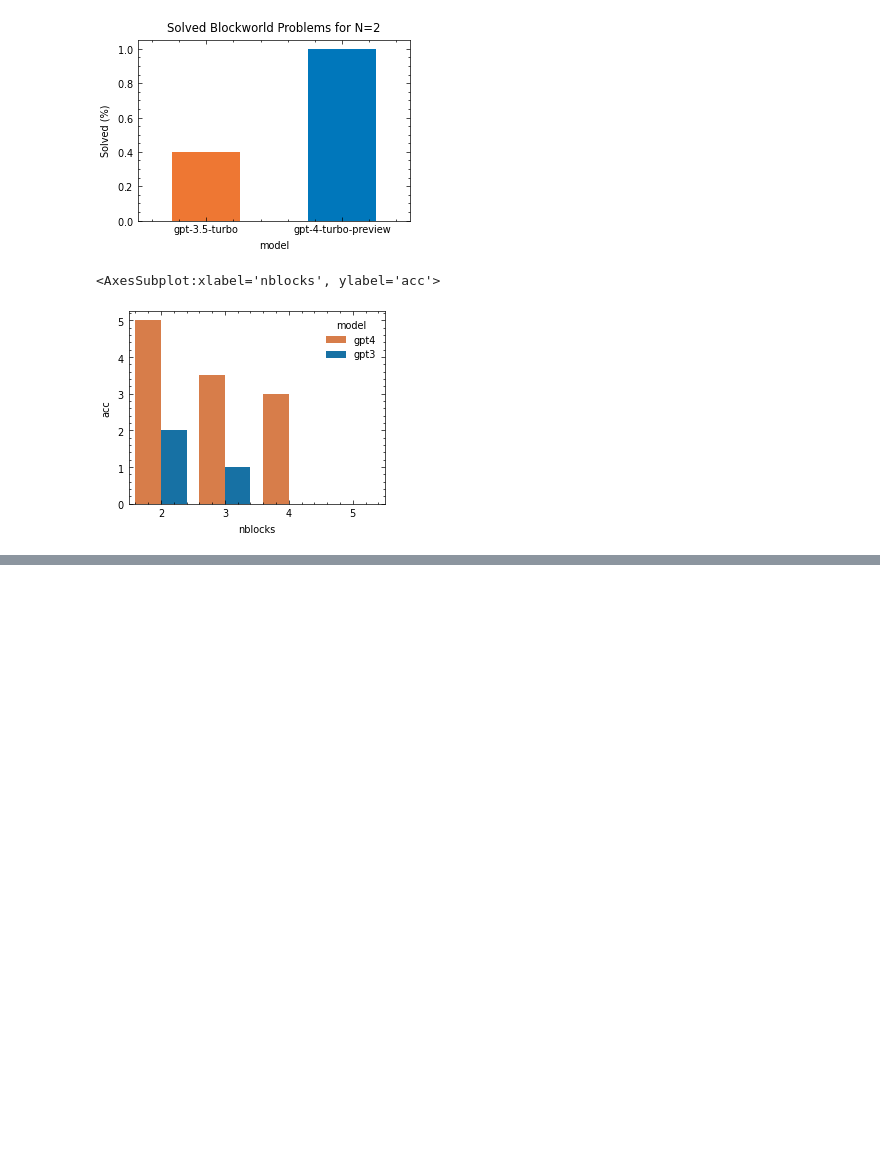
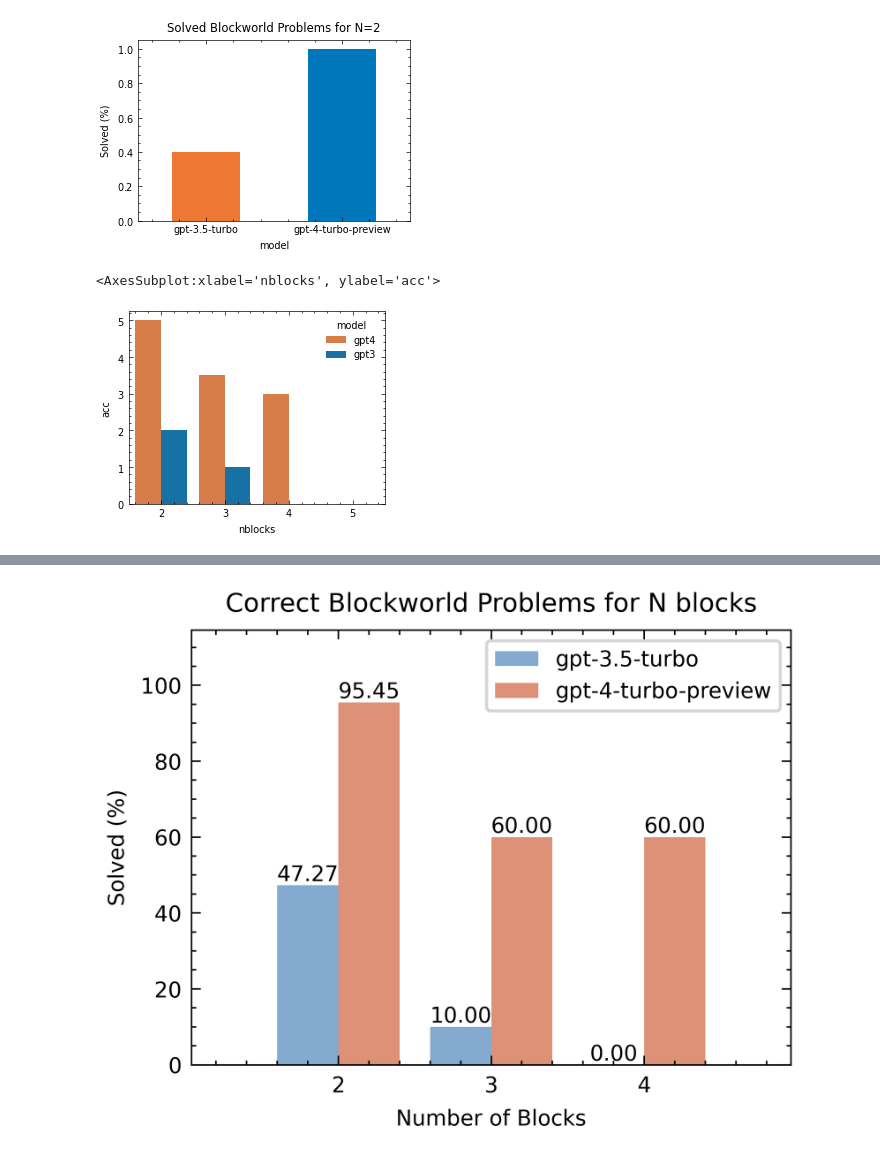
Before and after one commit to ayaanmayooq/LLM-verification-CEGIS, a Jupyter notebook: stats.ipynb, the cells around one changed output, grey strips where cells are left out. Cells and saved outputs as stored; diff of their text form; code cells hidden in the pictures; blank space fills up the shorter version.

Commit message:
added plotting styles to ipynb

```diff
--- a/stats.ipynb
+++ b/stats.ipynb
@@ -58,3 +59,88 @@ sns.barplot(data=df, x='nblocks', y='acc', hue='model', palette=colors)
 # %% [output]
 <AxesSubplot:xlabel='nblocks', ylabel='acc'>
 [figure]
+# %%
+DATA_PATH = './data'
+dir = os.listdir(DATA_PATH)
+df = pd.DataFrame(columns=["nblocks", "model", "acc", "iters"])
+
+for file in dir:
+    if file.startswith('exp'):
+        with open(os.path.join(DATA_PATH, file), 'r') as f:
+            data = json.load(f)
+            results = data['results']
+            for model in results:
+                acc = 0
+                iters = 0
+                count = len(results[model])
+                for expi in results[model]:
+                    if expi['solved']:
+                        acc += 1
+                        iters += expi['iters']
+
+                # if data["meta"] in df["nblocks"].tolist() and model in df["model"].tolist():
+                #     df.loc[(df["nblocks"] == data["meta"]) & (df["model"] == model), "acc"] += acc
+                # else:
+                df = df._append({"nblocks": data["meta"], 'model': model, "acc": acc / count, "iters": float(iters)}, ignore_index=True)
+
+df = df.groupby(['nblocks', 'model']).mean()*100.0
+# flatten multi-level column names
+# df.columns = [col.strip() for col in df.columns.values]
+# df.reset_index(inplace=True)
+# df = df.pivot(index='nblocks', columns='model', values='acc')
+# print(df.head())
+# # ax = df.plot(kind='bar', rot=0)
+# # ax.bar_label(ax.containers[0], fmt="%.2f")
+# # ax.bar_label(ax.containers[1], fmt="%.2f")
+# # grouped bar plot matplotlib
+# fig, ax = plt.subplots(1,1)
+# # set figure size
+# fig.set_size_inches(10, 6)
+# # set label font, title font, and legend font
+# plt.rcParams.update({'font.size': 16, 'axes.labelsize': 12, 'legend.fontsize': 12})
+# # set xticks and yticks font
+# plt.xticks(fontsize=12)
+# plt.yticks(fontsize=12)
+# barWidth = 0.25
+# r1 = np.arange(len(df['gpt-3.5-turbo']))
+# r2 = [x + barWidth for x in r1]
+# r3 = [x + barWidth for x in r2]
+# plt.bar(r1, df['gpt-3.5-turbo'],  width=barWidth,  label='gpt-3.5-turbo')
+# plt.bar(r2, df['gpt-4-turbo-preview'], width=barWidth,  label='gpt-4-turbo-preview')
+# plt.xlabel('Number of Blocks', fontweight='bold', fontsize=12)
+# plt.ylabel('Solved (%)', fontweight='bold', fontsize=12)
+# plt.xticks([r + barWidth for r in range(len(df['gpt-3.5-turbo']))], df.index)
+# plt.title('Solved Blockworld Problems\nfor N blocks')
+# plt.legend()
+# ax.bar_label(ax.containers[0], fmt=f"%.2f", fontsize=12)
+# ax.bar_label(ax.containers[1], fmt=f"%.2f", fontsize=12)
+
+# plt.show()
+
+# df.head()
+# print()
+# colors = ['#EE7733', '#0077BB', '#33BBEE', '#EE3377', '#CC3311', '#009988', '#BBBBBB']
+plt.style.use(['science', 'no-latex', 'nature', 'light'])
+# plt.figure(figsize=(15,8))
+ax = sns.barplot(data=df, x='nblocks', y='acc', hue='model')
+# df.plot.bar(x='nblocks', y='acc', rot = 0)
+plt.tight_layout()
+plt.title(f'Correct Blockworld Problems for N blocks')
+plt.xlabel('Number of Blocks')
+plt.ylabel('Solved (%)')
+# alabels = [f"{acc:.2f}" for acc in df[df['model']=='gpt-4-turbo-preview']['acc']]
+alabels=[f"{a:.2f}%" for a in df.query('model == "gpt-3.5-turbo"')['acc']]
+alabels=[f"{a:.2f}%" for a in df.query('model == "gpt-4-turbo-preview"')['acc']]
+ax.bar_label(ax.containers[0], fmt=f"%.2f")
+ax.bar_label(ax.containers[1], fmt=f"%.2f")
+ax.margins(0.2, 0.2)
+plt.legend(frameon=True)
+# add bar labels
+
+# plt.show()
+
+
+# sns.barplot(data=df, x='nblocks', y='iters', hue='model')
+# plt.tight_layout()
+# plt.show()
+# %% [output]
@@ -60,0 +149 @@ sns.barplot(data=df, x='nblocks', y='acc', hue='model', palette=colors)
+[figure, added]
```
Also changed, not shown: parts of 2 cells of this notebook, 6 other files.
